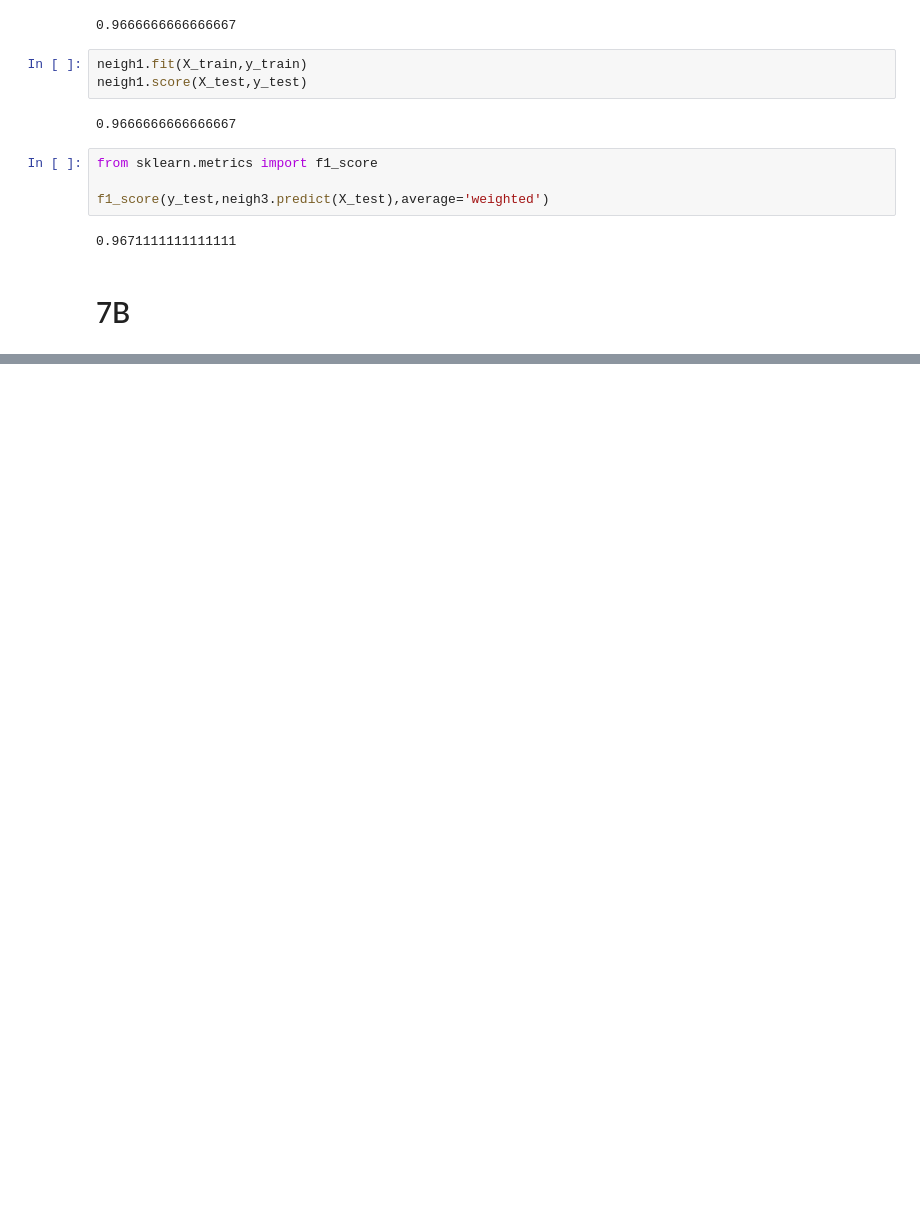
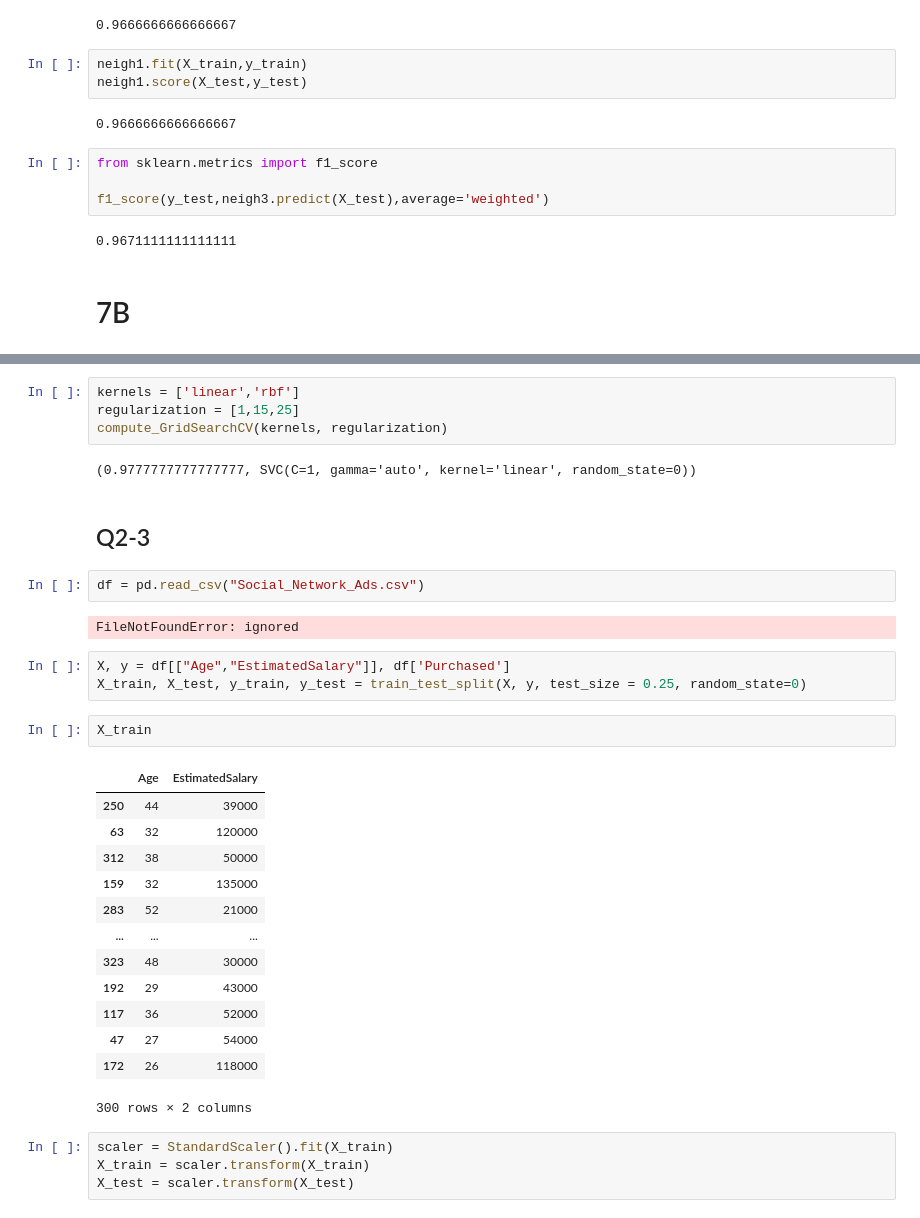
Before and after one commit to priyanshuJain-32/dataScienceExperiments, a Jupyter notebook: MLP_W7.ipynb, the cells around one changed output, grey strips where cells are left out. Drawn from its saved outputs; the diff is of its cells as text; blank space fills up the shorter version.

```diff
--- a/MLP_W7.ipynb
+++ b/MLP_W7.ipynb
@@ -233,0 +269,35 @@ f1_score(y_test,neigh3.predict(X_test),average='weighted')
+# %%
+kernels = ['linear','rbf']
+regularization = [1,15,25]
+compute_GridSearchCV(kernels, regularization)
+# %% [output]
+(0.9777777777777777, SVC(C=1, gamma='auto', kernel='linear', random_state=0))
+# %% [markdown]
+## Q2-3
+# %%
+df = pd.read_csv("Social_Network_Ads.csv")
+# %% [output]
+FileNotFoundError: ignored
+# %%
+X, y = df[["Age","EstimatedSalary"]], df['Purchased']
+X_train, X_test, y_train, y_test = train_test_split(X, y, test_size = 0.25, random_state=0)
+# %%
+X_train
+# %% [output]
+|  | Age | EstimatedSalary |
+| 250 | 44 | 39000 |
+| 63 | 32 | 120000 |
+| 312 | 38 | 50000 |
+| 159 | 32 | 135000 |
+| 283 | 52 | 21000 |
+| ... | ... | ... |
+| 323 | 48 | 30000 |
+| 192 | 29 | 43000 |
+| 117 | 36 | 52000 |
+| 47 | 27 | 54000 |
+| 172 | 26 | 118000 |
+300 rows × 2 columns
+# %%
+scaler = StandardScaler().fit(X_train)
+X_train = scaler.transform(X_train)
+X_test = scaler.transform(X_test)
```
Also changed, not shown: parts of 44 cells of this notebook.
